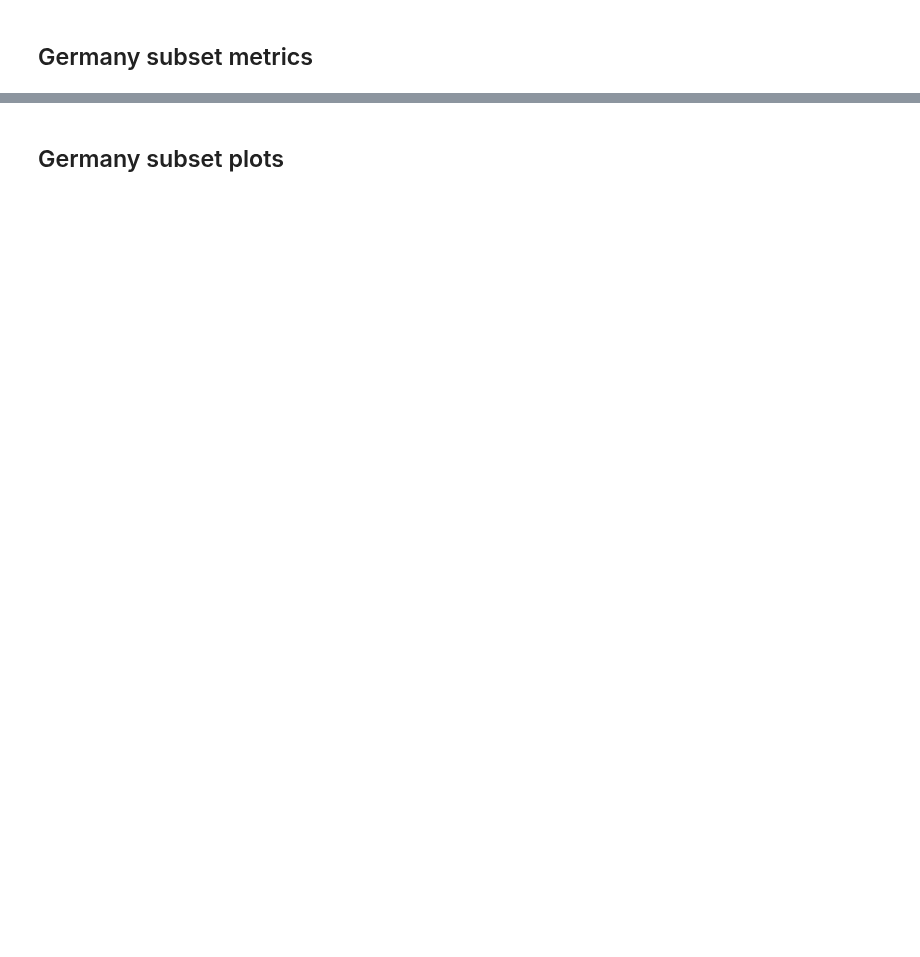
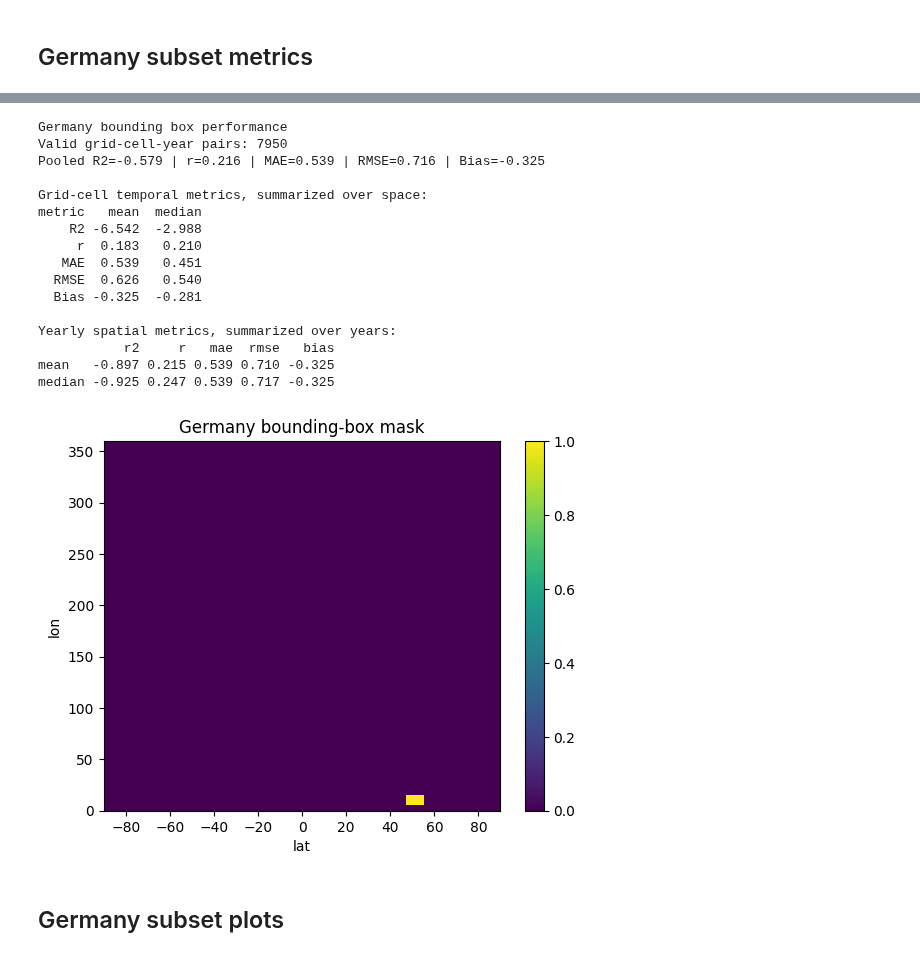
Before and after one commit to patricemahlau/Crop_Emulator_Project, a Jupyter notebook: Crop_Emulator_Script.ipynb, the cells around one changed output, grey strips where cells are left out. Cells and saved outputs as stored; diff of their text form; code cells hidden in the pictures; blank space fills up the shorter version.

```diff
--- a/Crop_Emulator_Script.ipynb
+++ b/Crop_Emulator_Script.ipynb
@@ -2082,3 +1999,51 @@ Mean Bias: -0.642 | Median Bias: -0.418
+# %%
+# ============================================================
+# 14. Germany subset without cartopy/shapely
+# ============================================================
+
+# Germany bounding box, approximate.
+GERMANY_LON_MIN = 5.5
+GERMANY_LON_MAX = 15.5
+GERMANY_LAT_MIN = 47.0
+GERMANY_LAT_MAX = 55.5
+
+# Your data lon is likely 0...360. Germany is positive longitude,
+# so no lon conversion is needed here.
+germany_mask = (
+    (yield_pred.lon >= GERMANY_LON_MIN) &
+    (yield_pred.lon <= GERMANY_LON_MAX) &
+    (yield_pred.lat >= GERMANY_LAT_MIN) &
+    (yield_pred.lat <= GERMANY_LAT_MAX)
+)
+
+germany_metrics = evaluate_performance(
+    yield_true,
+    yield_pred,
+    label="Germany bounding box",
+    region_mask=germany_mask,
+)
+
+germany_mask.plot()
+plt.title("Germany bounding-box mask")
+plt.show()
+# %% [output]
+Germany bounding box performance
+Valid grid-cell-year pairs: 7950
+Pooled R2=-0.579 | r=0.216 | MAE=0.539 | RMSE=0.716 | Bias=-0.325
+
+Grid-cell temporal metrics, summarized over space:
+metric   mean  median
+    R2 -6.542  -2.988
+     r  0.183   0.210
+   MAE  0.539   0.451
+  RMSE  0.626   0.540
+  Bias -0.325  -0.281
+
+Yearly spatial metrics, summarized over years:
+           r2     r   mae  rmse   bias
+mean   -0.897 0.215 0.539 0.710 -0.325
+median -0.925 0.247 0.539 0.717 -0.325
+[figure, added]
 # %% [markdown]
 ## Germany subset plots
 # %%
```
Also changed, not shown: parts of 10 cells of this notebook.
